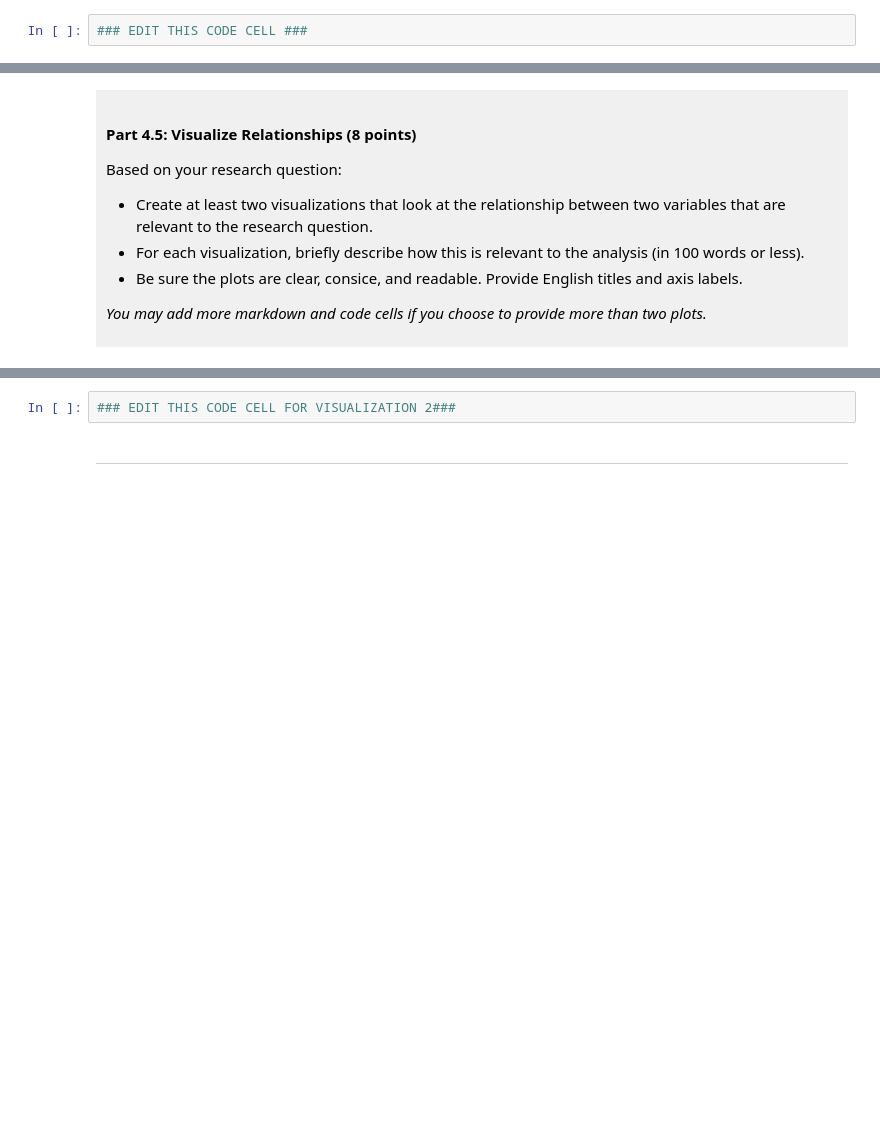
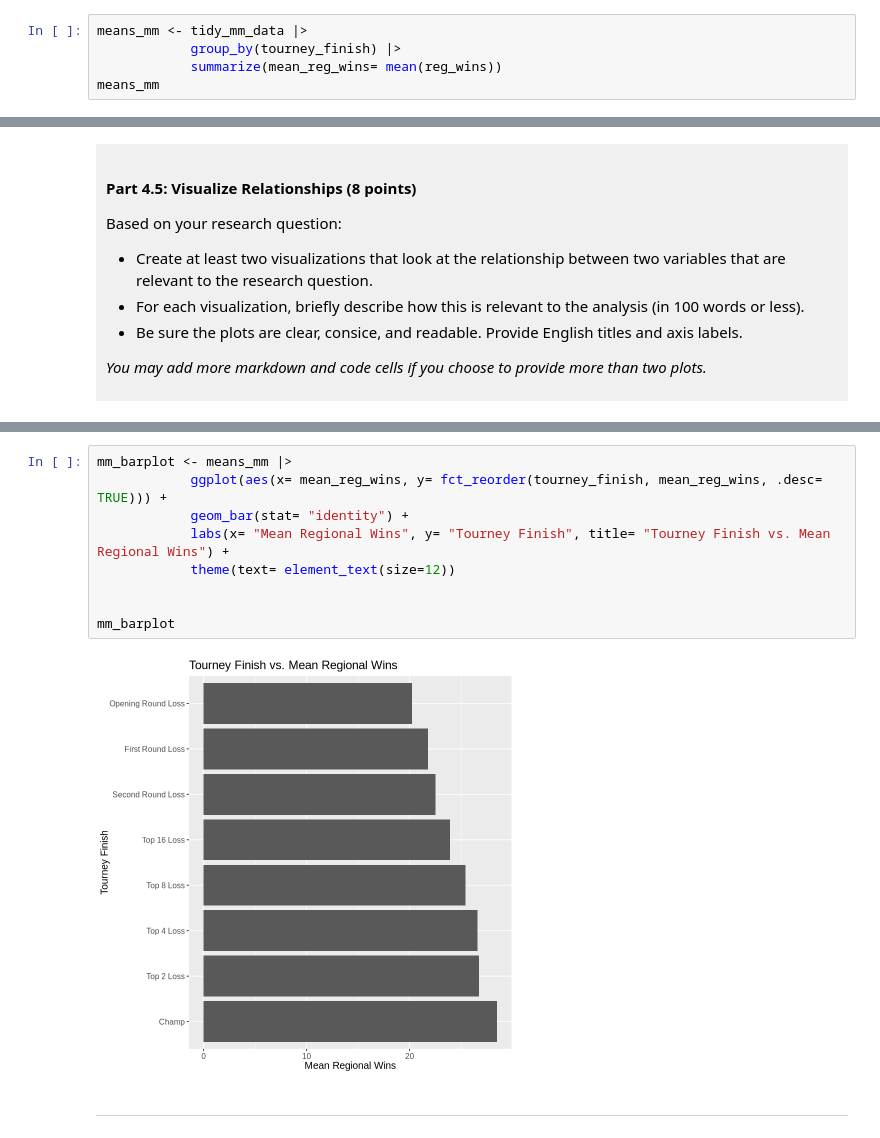
Before and after one commit to shreeyabasappa/dsci-100-project-shreeya-basappa, a Jupyter notebook: dsci-100-project-notebook.ipynb, the cells around one changed output, grey strips where cells are left out. Drawn from its saved outputs; the diff is of its cells as text; blank space fills up the shorter version.

```diff
--- a/dsci-100-project-notebook.ipynb
+++ b/dsci-100-project-notebook.ipynb
@@ -278,4 +309,7 @@ You will refine your research question (if needed) and produce a tidy data set.
 - Show the outputted table.
 </div>
 # %%
-### EDIT THIS CODE CELL ###
+means_mm <- tidy_mm_data |>
+            group_by(tourney_finish) |>
+            summarize(mean_reg_wins= mean(reg_wins))
+means_mm
@@ -321,5 +416,14 @@ Visualization 2: %%% EDIT THIS MARKDOWN CELL%%%
 # %%
-### EDIT THIS CODE CELL FOR VISUALIZATION 2###
+mm_barplot <- means_mm |>
+            ggplot(aes(x= mean_reg_wins, y= fct_reorder(tourney_finish, mean_reg_wins, .desc= TRUE))) +
+            geom_bar(stat= "identity") +
+            labs(x= "Mean Regional Wins", y= "Tourney Finish", title= "Tourney Finish vs. Mean Regional Wins") +
+            theme(text= element_text(size=12))
+
+
+mm_barplot
+# %% [output]
+[figure, added]
 # %% [markdown]
 ------
 # %% [markdown]
```
Also changed, not shown: parts of 10 cells of this notebook.
